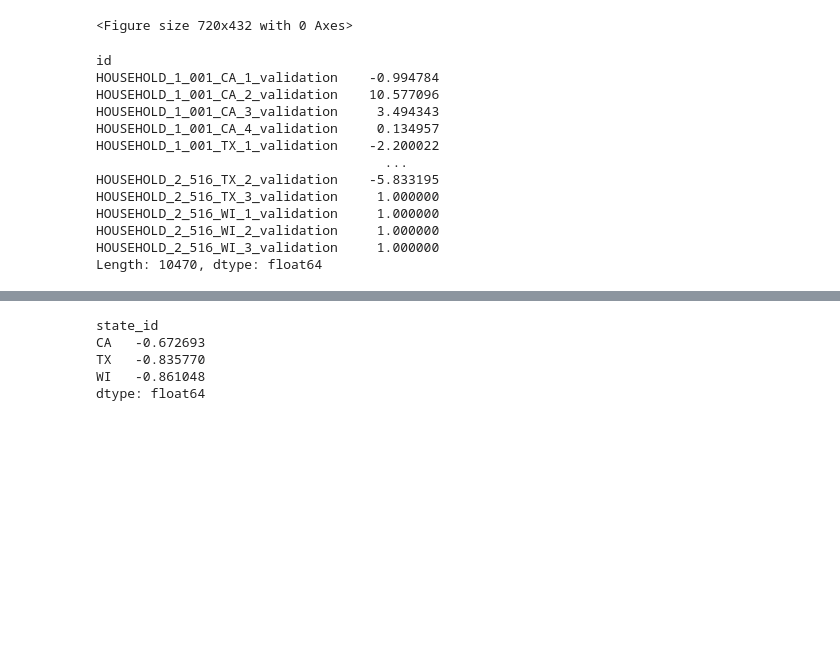
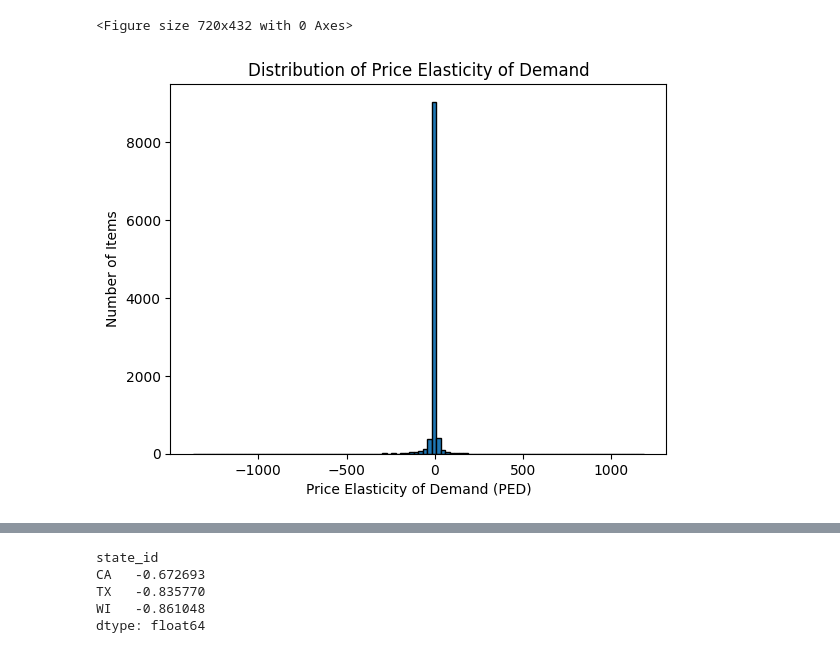
Before and after one commit to aaronmonash24/FYP, a Jupyter notebook: Data Analysis/PED.ipynb, the cells around one changed output, grey strips where cells are left out. Saved outputs shown, nothing was run; the diff lists cells and outputs as text; code cells hidden in the pictures; blank space fills up the shorter version.

Commit message:
Add visualisation for each hierarchy

```diff
--- a/Data Analysis/PED.ipynb
+++ b/Data Analysis/PED.ipynb
@@ -405,7 +405,7 @@ plt.show()
 # %% [markdown]
 ## Caculate PED for households items
 # %%
-households_df = pd.read_csv('households.csv')
+households_df = pd.read_csv('households_df.csv')
 households_df = households_df.drop(households_df.columns[0],axis=1)
 households_df = households_df.dropna(subset = ['sell_price'])
 # %%
@@ -420,22 +420,17 @@ plt.show()
 # %%
 # How each specific food items react to price changes.
 # Ex: apple in Mcity.
-ped_id_households = households_df.groupby('id').apply(calculate_ped)
-print(ped_id_households)
+ped_id_households = households_df.groupby('id').apply(ped1, include_groups =False)
+ped_id_households = ped_id_households.to_frame().reset_index()
+# Plot a histogram
+ped_id_households.hist(bins=100, edgecolor='black')
+plt.title('Distribution of Price Elasticity of Demand')
+plt.xlabel('Price Elasticity of Demand (PED)')
+plt.ylabel('Number of Items')
+plt.grid(False)
+plt.show()
 # %% [output]
-id
-HOUSEHOLD_1_001_CA_1_validation    -0.994784
-HOUSEHOLD_1_001_CA_2_validation    10.577096
-HOUSEHOLD_1_001_CA_3_validation     3.494343
-HOUSEHOLD_1_001_CA_4_validation     0.134957
-HOUSEHOLD_1_001_TX_1_validation    -2.200022
-                                     ...
-HOUSEHOLD_2_516_TX_2_validation    -5.833195
-HOUSEHOLD_2_516_TX_3_validation     1.000000
-HOUSEHOLD_2_516_WI_1_validation     1.000000
-HOUSEHOLD_2_516_WI_2_validation     1.000000
-HOUSEHOLD_2_516_WI_3_validation     1.000000
-Length: 10470, dtype: float64
+[figure, added]
 # %%
 # How each type of food item react to price changes.
 # Ex: Apple in the whole Australia.
```
Also changed, not shown: parts of 9 cells of this notebook.
